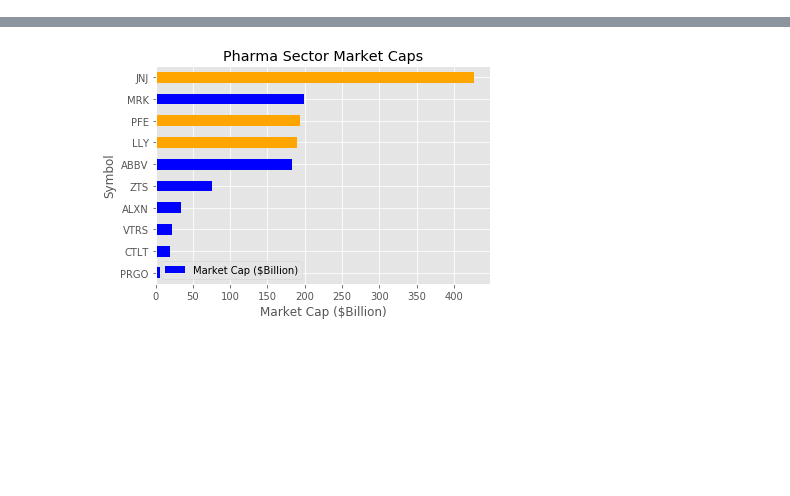
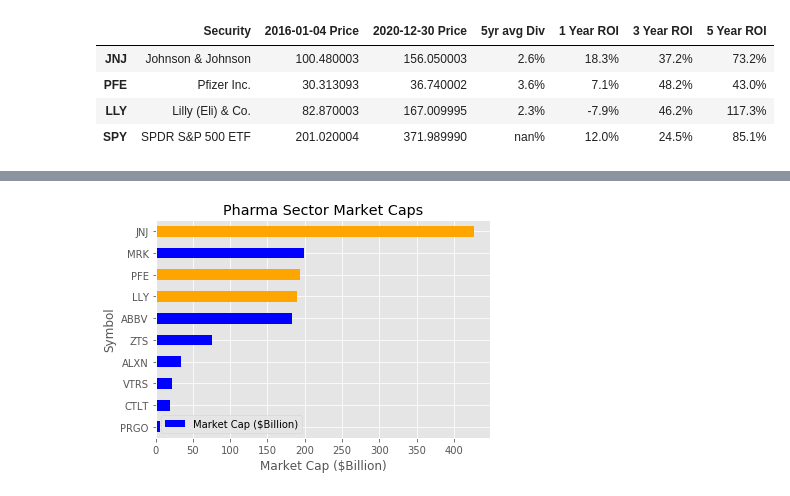
Before and after one commit to larawayn/Project-1, a Jupyter notebook: pharma_project.ipynb, the cells around one changed output, grey strips where cells are left out. Cells and saved outputs as stored; diff of their text form; code cells hidden in the pictures; blank space fills up the shorter version.

```diff
--- a/pharma_project.ipynb
+++ b/pharma_project.ipynb
@@ -25,3 +53,33 @@ pharma_df.head()
+# %%
+yearly_price_df = pd.read_csv('Resources/yearly_price.csv',index_col=0).transpose()
+five_year_avg_div = pd.read_csv('Resources/five_year_avg_div.csv',index_col='Symbol')
+yearly_div_dict = {"2017-01-03" : yearly_price_df['2017-01-03']*five_year_avg_div['5yr avg Div']/100,
+                   "2018-01-02" : yearly_price_df['2018-01-02']*five_year_avg_div['5yr avg Div']/100,
+                   "2019-01-02" : yearly_price_df['2019-01-02']*five_year_avg_div['5yr avg Div']/100,
+                   "2020-01-02" : yearly_price_df['2020-01-02']*five_year_avg_div['5yr avg Div']/100,
+                   "2020-12-30" : yearly_price_df['2020-12-30']*five_year_avg_div['5yr avg Div']/100,
+                  }
+yearly_div_df = pd.DataFrame(yearly_div_dict)
+roi_df = yearly_price_df[['2016-01-04','2020-12-30']]
+roi_df['Security'] = ['Johnson & Johnson', 'Pfizer Inc.', 'Lilly (Eli) & Co.', 'SPDR S&P 500 ETF']
+roi_df['5yr avg Div'] = five_year_avg_div['5yr avg Div'] / 100
+roi_df['1 Year ROI'] =  ((yearly_price_df['2017-01-03'] - yearly_price_df['2016-01-04'])+((yearly_div_df['2017-01-03'])))/yearly_price_df['2016-01-04']
+roi_df['3 Year ROI'] =  ((yearly_price_df['2019-01-02'] - yearly_price_df['2016-01-04'])+((yearly_div_df['2017-01-03']+yearly_div_df['2018-01-02']+yearly_div_df['2019-01-02'])))/yearly_price_df['2016-01-04']
+roi_df['5 Year ROI'] =  ((yearly_price_df['2020-12-30'] - yearly_price_df['2016-01-04'])+((yearly_div_df['2017-01-03']+yearly_div_df['2018-01-02']+yearly_div_df['2019-01-02']+yearly_div_df['2020-01-02']+yearly_div_df['2020-12-30'])))/yearly_price_df['2016-01-04']
+roi_df.loc['SPY','1 Year ROI'] = (yearly_price_df.loc['SPY', '2017-01-03'] - yearly_price_df.loc['SPY', '2016-01-04'])/yearly_price_df.loc['SPY', '2016-01-04']
+roi_df.loc['SPY','3 Year ROI'] = (yearly_price_df.loc['SPY', '2019-01-02'] - yearly_price_df.loc['SPY', '2016-01-04'])/yearly_price_df.loc['SPY', '2016-01-04']
+roi_df.loc['SPY','5 Year ROI'] = (yearly_price_df.loc['SPY', '2020-12-30'] - yearly_price_df.loc['SPY', '2016-01-04'])/yearly_price_df.loc['SPY', '2016-01-04']
+roi_df = roi_df.rename(columns={'2016-01-04' : '2016-01-04 Price', '2020-12-30' : '2020-12-30 Price' })
+roi_df = roi_df[['Security', '2016-01-04 Price', '2020-12-30 Price', '5yr avg Div', '1 Year ROI', '3 Year ROI', '5 Year ROI']]
+roi_df = roi_df.style.format({'5yr avg Div': "{:.1%}",'1 Year ROI': "{:.1%}",'3 Year ROI': "{:.1%}",'5 Year ROI': "{:.1%}"})
+dfi.export(roi_df,'output_data/roi_table.png')
+roi_df
+# %% [output]
+|  | Security | 2016-01-04 Price | 2020-12-30 Price | 5yr avg Div | 1 Year ROI | 3 Year ROI | 5 Year ROI |
+| JNJ | Johnson & Johnson | 100.480003 | 156.050003 | 2.6% | 18.3% | 37.2% | 73.2% |
+| PFE | Pfizer Inc. | 30.313093 | 36.740002 | 3.6% | 7.1% | 48.2% | 43.0% |
+| LLY | Lilly (Eli) & Co. | 82.870003 | 167.009995 | 2.3% | -7.9% | 46.2% | 117.3% |
+| SPY | SPDR S&P 500 ETF | 201.020004 | 371.989990 | nan% | 12.0% | 24.5% | 85.1% |
 # %%
 # Read in csv files from api and web scrape calls
 daily_df = pd.read_csv('Resources/daily_pharma_data.csv',index_col=0)
```
Also changed, not shown: parts of 5 cells of this notebook, 3 other files.
